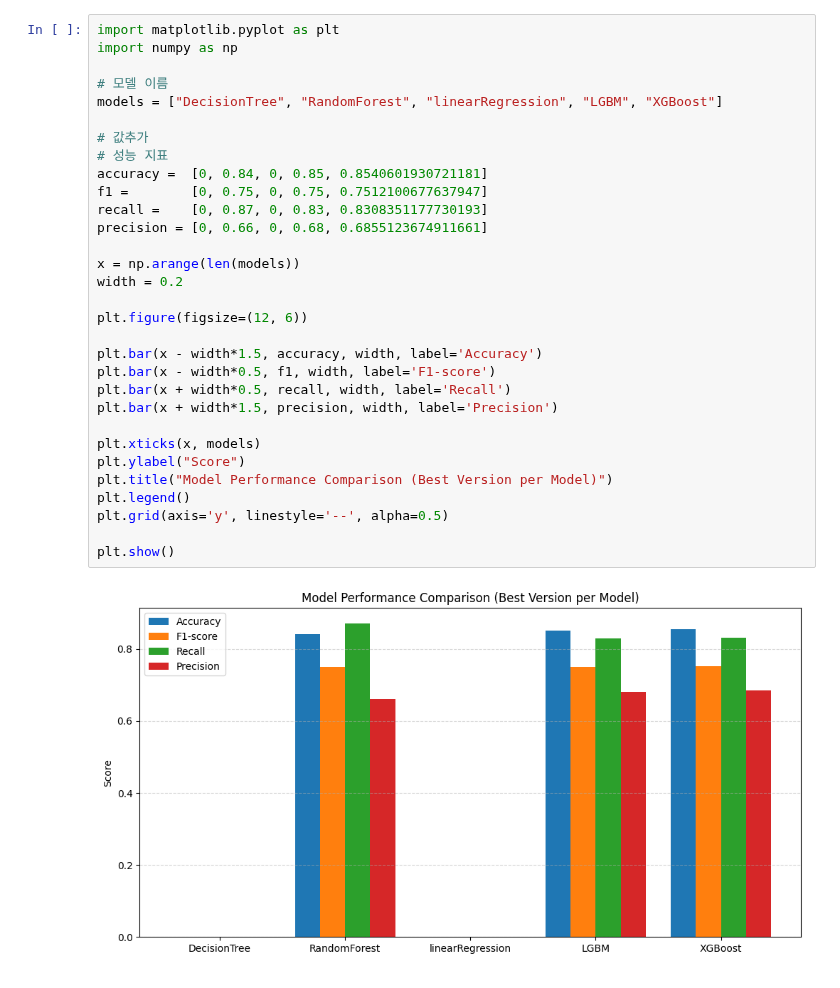
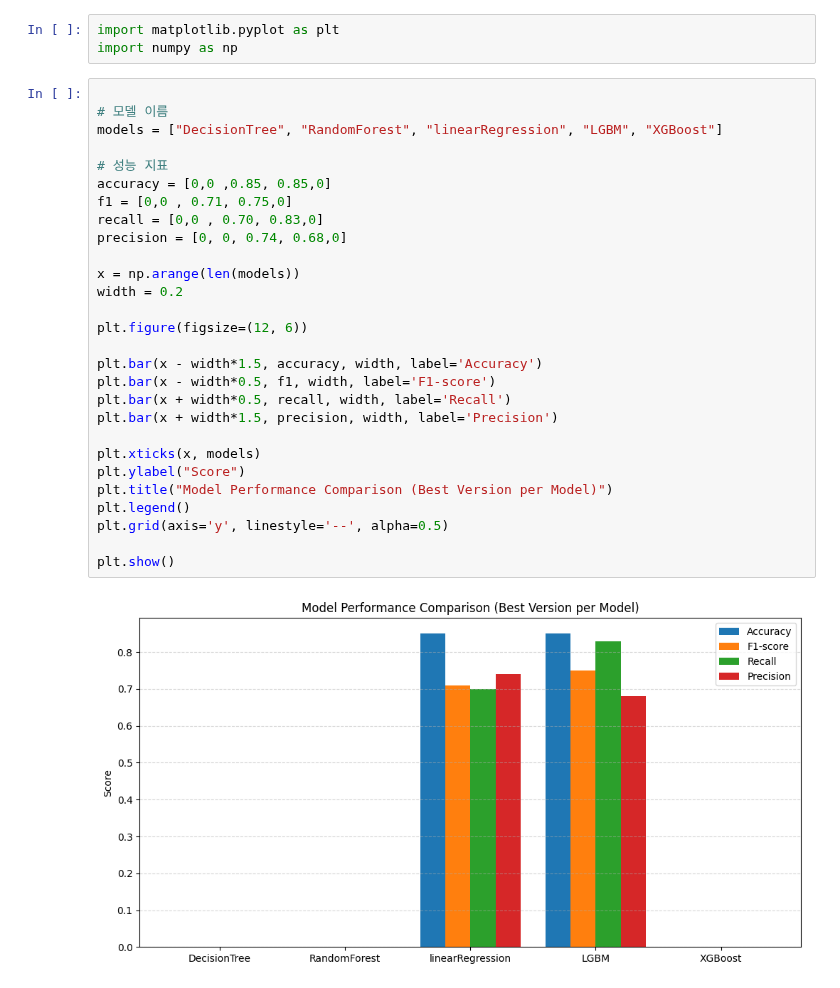
Before and after one commit to SKNETWORKS-FAMILY-AICAMP/SKN21-2nd-4Team, a Jupyter notebook: notebooks/model_compair.ipynb, the cells around one changed output. Saved outputs shown, nothing was run; the diff lists cells and outputs as text.

```diff
--- a/notebooks/model_compair.ipynb
+++ b/notebooks/model_compair.ipynb
@@ -1,33 +1,33 @@
+# %%
+import matplotlib.pyplot as plt
+import numpy as np
 # %%
-import matplotlib.pyplot as plt
-import numpy as np
 
 # 모델 이름
 models = ["DecisionTree", "RandomForest", "linearRegression", "LGBM", "XGBoost"]
 
-# 값추가
 # 성능 지표
-accuracy =  [0, 0.84, 0, 0.85, 0.8540601930721181]
-f1 =        [0, 0.75, 0, 0.75, 0.7512100677637947]
-recall =    [0, 0.87, 0, 0.83, 0.8308351177730193]
-precision = [0, 0.66, 0, 0.68, 0.6855123674911661]
+accuracy = [0,0 ,0.85, 0.85,0]
+f1 = [0,0 , 0.71, 0.75,0]
+recall = [0,0 , 0.70, 0.83,0]
+precision = [0, 0, 0.74, 0.68,0]
 
 x = np.arange(len(models))
 width = 0.2
 
 plt.figure(figsize=(12, 6))
 
 plt.bar(x - width*1.5, accuracy, width, label='Accuracy')
 plt.bar(x - width*0.5, f1, width, label='F1-score')
 plt.bar(x + width*0.5, recall, width, label='Recall')
 plt.bar(x + width*1.5, precision, width, label='Precision')
 
 plt.xticks(x, models)
 plt.ylabel("Score")
 plt.title("Model Performance Comparison (Best Version per Model)")
 plt.legend()
 plt.grid(axis='y', linestyle='--', alpha=0.5)
 
 plt.show()
 # %% [output]
-[figure, old version]
+[figure, new version]
```
Also changed, not shown: 3 other files.
